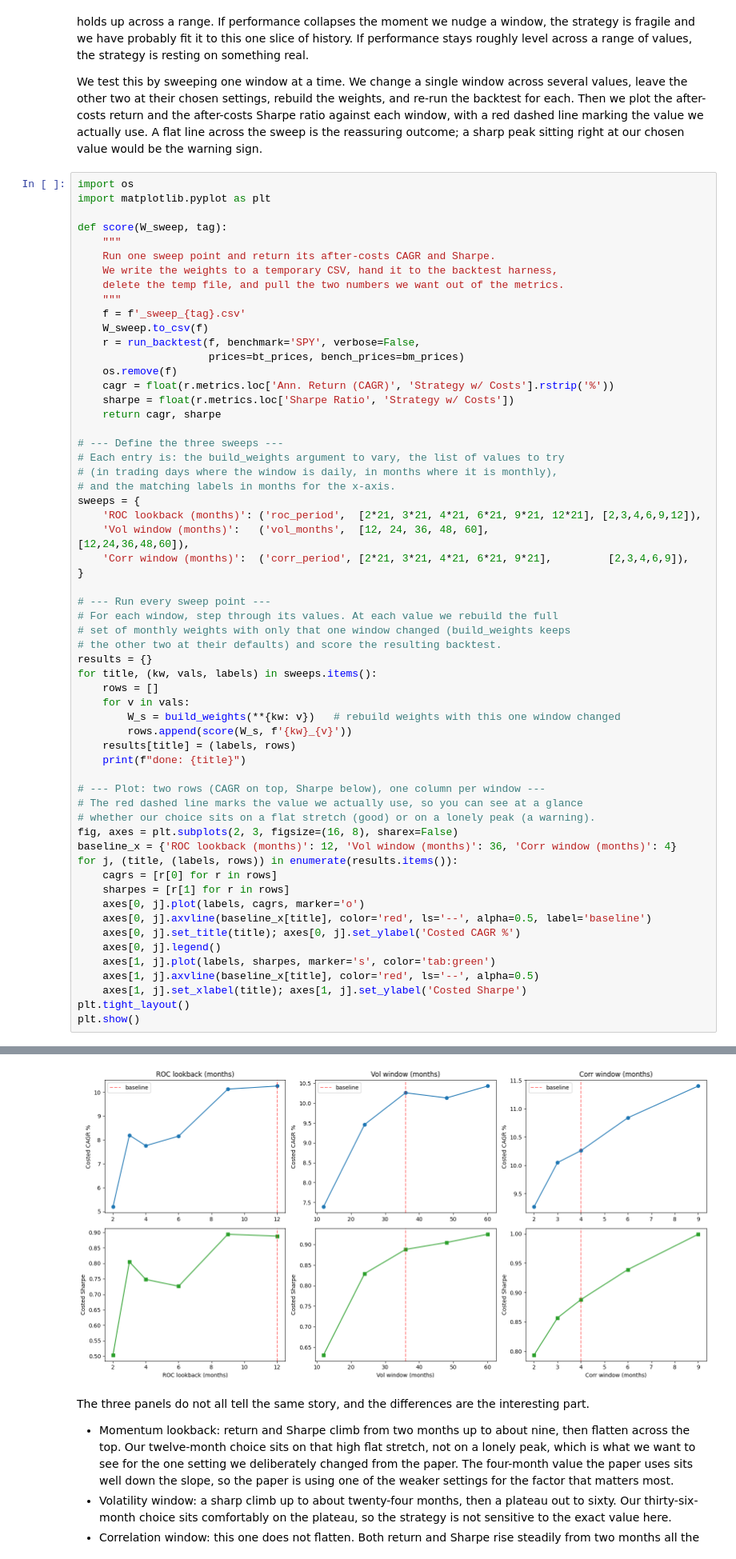
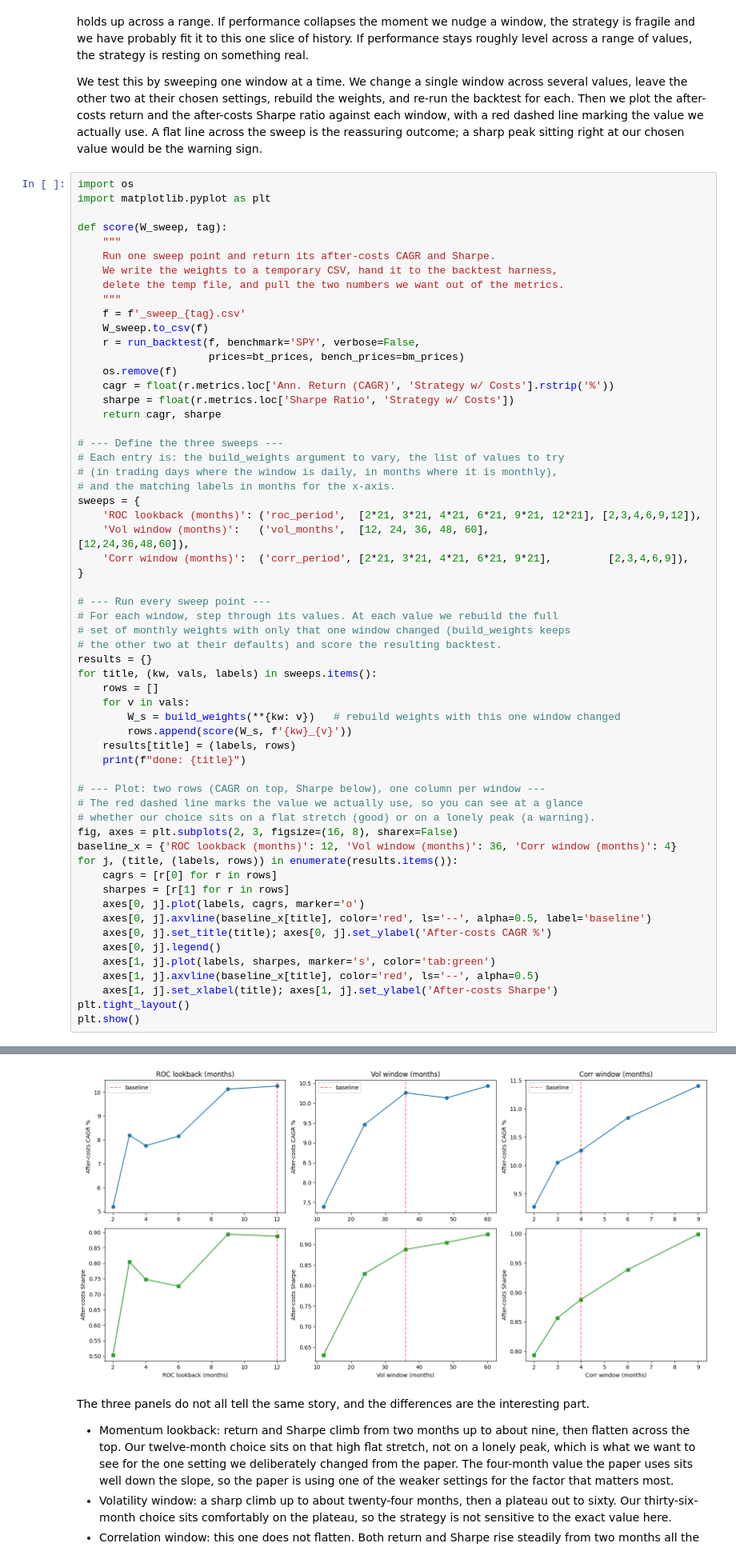
Before and after one commit to PacktPublishing/Hands-on-Financial-Trading-with-Python-Second-Edition, a Jupyter notebook: FINAL/chapter13/B37124_13_03_antifragile_asset_allocation.ipynb, the cells around one changed output, grey strips where cells are left out. Shown at 80% size. Drawn from its saved outputs; the diff is of its cells as text.

```diff
--- a/FINAL/chapter13/B37124_13_03_antifragile_asset_allocation.ipynb
+++ b/FINAL/chapter13/B37124_13_03_antifragile_asset_allocation.ipynb
@@ -732,36 +732,36 @@ sweeps = {
 # set of monthly weights with only that one window changed (build_weights keeps
 # the other two at their defaults) and score the resulting backtest.
 results = {}
 for title, (kw, vals, labels) in sweeps.items():
     rows = []
     for v in vals:
         W_s = build_weights(**{kw: v})   # rebuild weights with this one window changed
         rows.append(score(W_s, f'{kw}_{v}'))
     results[title] = (labels, rows)
     print(f"done: {title}")
 
 # --- Plot: two rows (CAGR on top, Sharpe below), one column per window ---
 # The red dashed line marks the value we actually use, so you can see at a glance
 # whether our choice sits on a flat stretch (good) or on a lonely peak (a warning).
 fig, axes = plt.subplots(2, 3, figsize=(16, 8), sharex=False)
 baseline_x = {'ROC lookback (months)': 12, 'Vol window (months)': 36, 'Corr window (months)': 4}
 for j, (title, (labels, rows)) in enumerate(results.items()):
     cagrs = [r[0] for r in rows]
     sharpes = [r[1] for r in rows]
     axes[0, j].plot(labels, cagrs, marker='o')
     axes[0, j].axvline(baseline_x[title], color='red', ls='--', alpha=0.5, label='baseline')
-    axes[0, j].set_title(title); axes[0, j].set_ylabel('Costed CAGR %')
+    axes[0, j].set_title(title); axes[0, j].set_ylabel('After-costs CAGR %')
     axes[0, j].legend()
     axes[1, j].plot(labels, sharpes, marker='s', color='tab:green')
     axes[1, j].axvline(baseline_x[title], color='red', ls='--', alpha=0.5)
-    axes[1, j].set_xlabel(title); axes[1, j].set_ylabel('Costed Sharpe')
+    axes[1, j].set_xlabel(title); axes[1, j].set_ylabel('After-costs Sharpe')
 plt.tight_layout()
 plt.show()
 # %% [output]
 done: ROC lookback (months)
 done: Vol window (months)
 done: Corr window (months)
-[figure, old version]
+[figure, new version]
 # %% [markdown]
 The three panels do not all tell the same story, and the differences are the interesting part.
 
```
Also changed, not shown: parts of 1 cell of this notebook.
